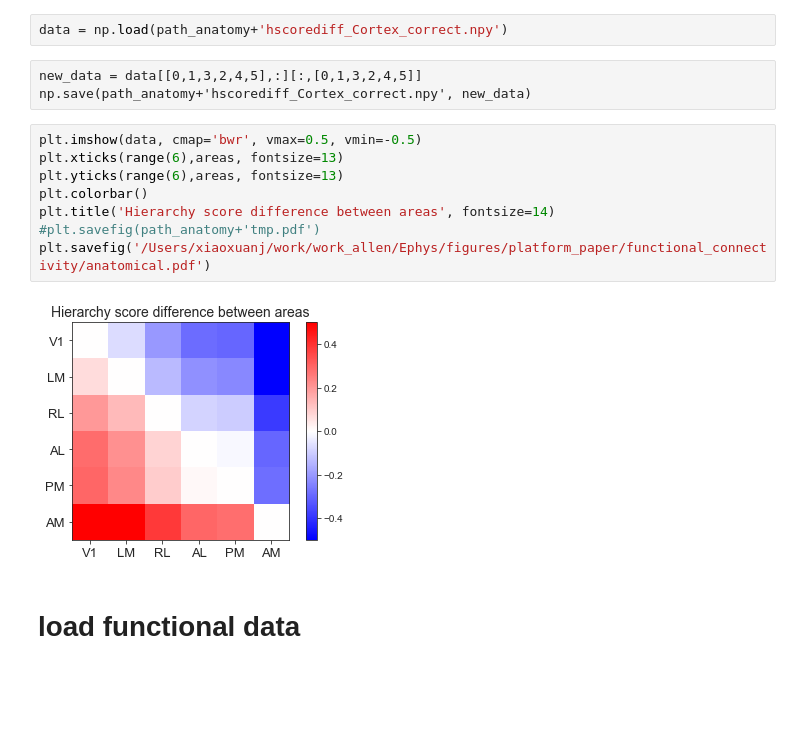
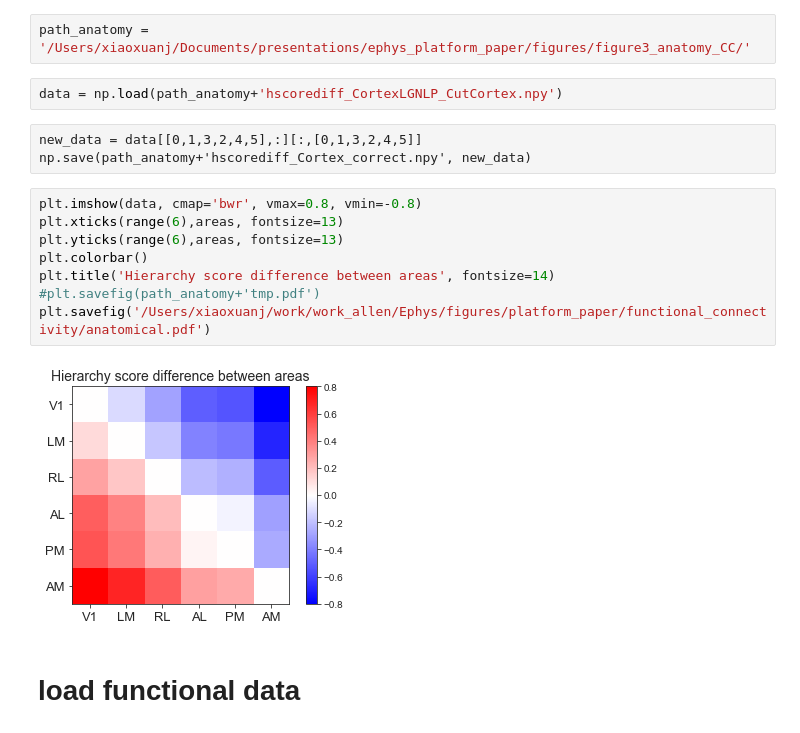
Before and after one commit to AllenInstitute/neuropixels_platform_paper, a Jupyter notebook: Figure3/comparison_anatomical_functional_connectivity.ipynb, the cells around one changed output. Saved outputs shown, nothing was run; the diff lists cells and outputs as text; blank space fills up the shorter version.

Commit message:
semi-final script to generate figure 3

```diff
--- a/Figure3/comparison_anatomical_functional_connectivity.ipynb
+++ b/Figure3/comparison_anatomical_functional_connectivity.ipynb
@@ -21,18 +19,20 @@ path_anatomy = '/Users/xiaoxuanj/work/work_allen/Ephys/processed_data/anatomical
+# %%
+path_anatomy = '/Users/xiaoxuanj/Documents/presentations/ephys_platform_paper/figures/figure3_anatomy_CC/'
 # %%
-data = np.load(path_anatomy+'hscorediff_Cortex_correct.npy')
+data = np.load(path_anatomy+'hscorediff_CortexLGNLP_CutCortex.npy')
 # %% [raw]
 new_data = data[[0,1,3,2,4,5],:][:,[0,1,3,2,4,5]]
 np.save(path_anatomy+'hscorediff_Cortex_correct.npy', new_data)
 # %%
-plt.imshow(data, cmap='bwr', vmax=0.5, vmin=-0.5)
+plt.imshow(data, cmap='bwr', vmax=0.8, vmin=-0.8)
 plt.xticks(range(6),areas, fontsize=13)
 plt.yticks(range(6),areas, fontsize=13)
 plt.colorbar()
 plt.title('Hierarchy score difference between areas', fontsize=14)
 #plt.savefig(path_anatomy+'tmp.pdf')
 plt.savefig('/Users/xiaoxuanj/work/work_allen/Ephys/figures/platform_paper/functional_connectivity/anatomical.pdf')
 # %% [output]
-[figure, old version]
+[figure, new version]
 # %% [markdown]
 # load functional data
 # %%
```
Also changed, not shown: parts of 9 cells of this notebook, 1 other file.
